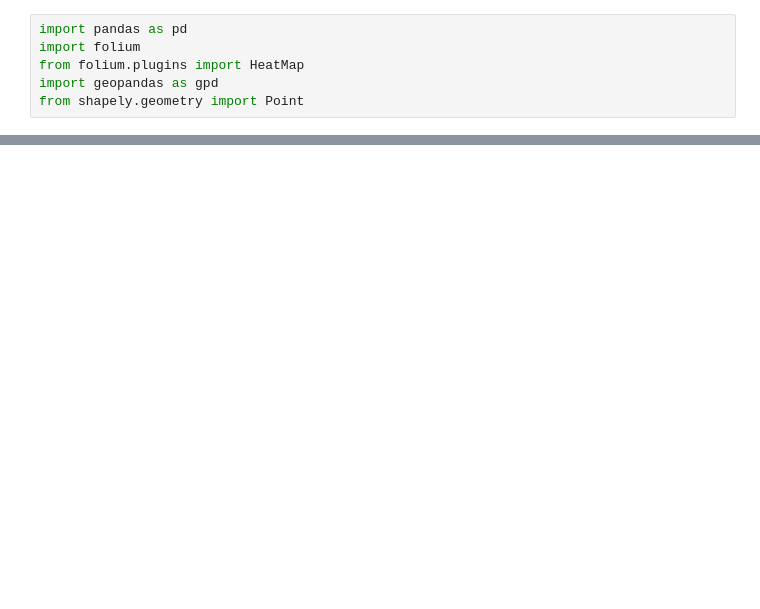
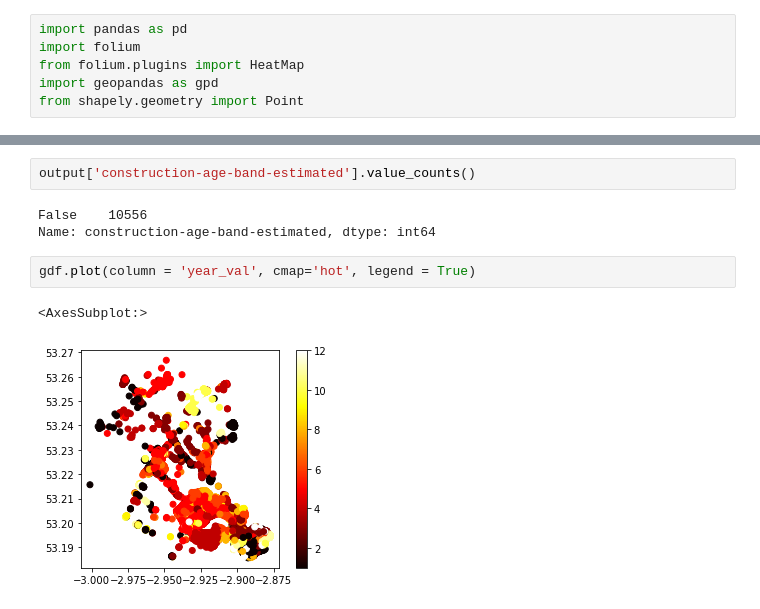
Before and after one commit to spencer84/Chester-Data-Analytics, a Jupyter notebook: Construction Age Band - Visualisation.ipynb, the cells around one changed output, grey strips where cells are left out. Drawn from its saved outputs; the diff is of its cells as text; blank space fills up the shorter version.

```diff
--- a/Construction Age Band - Visualisation.ipynb
+++ b/Construction Age Band - Visualisation.ipynb
@@ -50,0 +66,10 @@ hmap.add_child(hm_wide)
+# %%
+output['construction-age-band-estimated'].value_counts()
+# %% [output]
+False    10556
+Name: construction-age-band-estimated, dtype: int64
+# %%
+gdf.plot(column = 'year_val', cmap='hot', legend = True)
+# %% [output]
+<AxesSubplot:>
+[figure, added]
```
Also changed, not shown: parts of 6 cells of this notebook, 1 other file.
